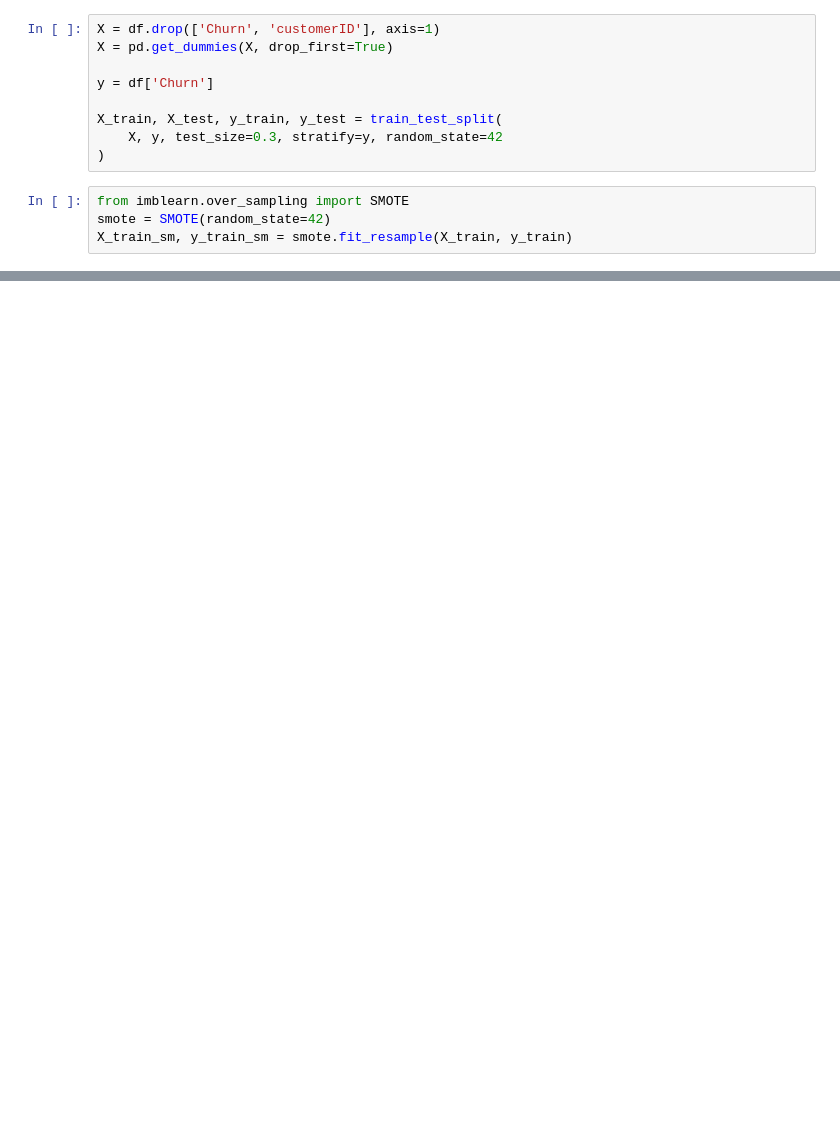
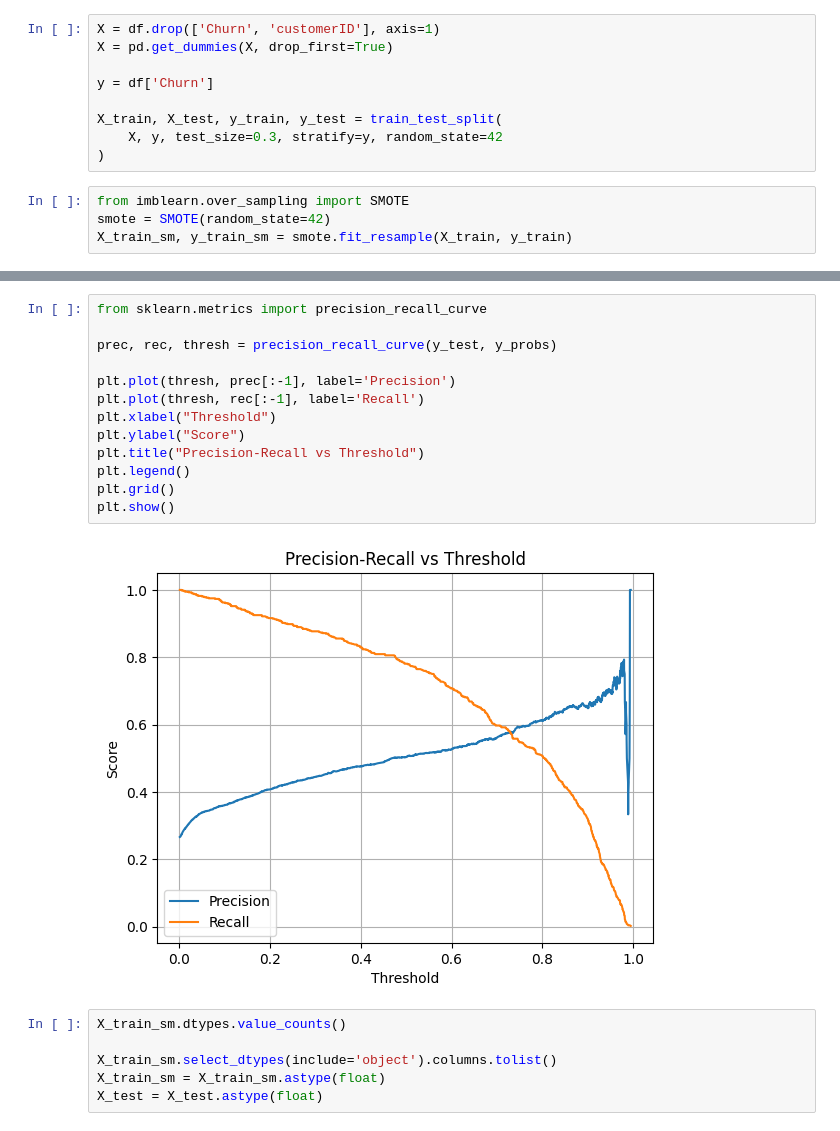
Before and after one commit to sarmi2325/Supervised_Learning, a Jupyter notebook: churn_V1.ipynb, the cells around one changed output, grey strips where cells are left out. Cells and saved outputs as stored; diff of their text form; blank space fills up the shorter version.

```diff
--- a/churn_V1.ipynb
+++ b/churn_V1.ipynb
@@ -139,0 +226,21 @@ AUC Score: 0.8144683074239145
+# %%
+from sklearn.metrics import precision_recall_curve
+
+prec, rec, thresh = precision_recall_curve(y_test, y_probs)
+
+plt.plot(thresh, prec[:-1], label='Precision')
+plt.plot(thresh, rec[:-1], label='Recall')
+plt.xlabel("Threshold")
+plt.ylabel("Score")
+plt.title("Precision-Recall vs Threshold")
+plt.legend()
+plt.grid()
+plt.show()
+# %% [output]
+[figure, added]
+# %%
+X_train_sm.dtypes.value_counts()
+
+X_train_sm.select_dtypes(include='object').columns.tolist()
+X_train_sm = X_train_sm.astype(float)
+X_test = X_test.astype(float)
```
Also changed, not shown: parts of 9 cells of this notebook.
